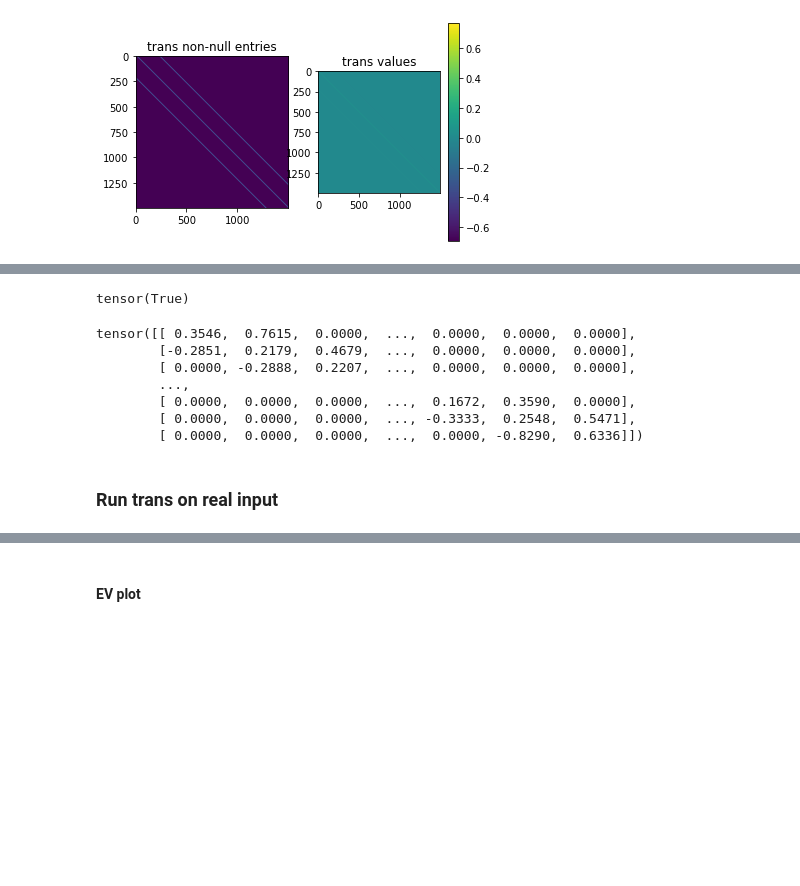
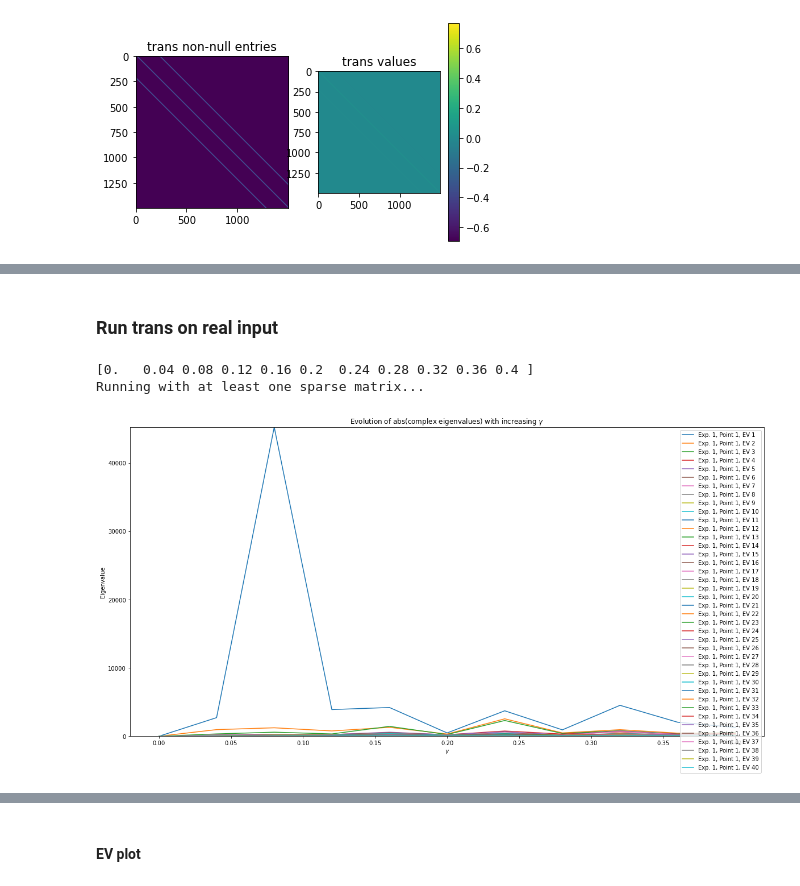
Before and after one commit to johannesmaess/investigation, a Jupyter notebook: gamma-vgg-empirical analysis.ipynb, the cells around one changed output, grey strips where cells are left out. Cells and saved outputs as stored; diff of their text form; code cells hidden in the pictures; blank space fills up the shorter version.

```diff
--- a/gamma-vgg-empirical analysis.ipynb
+++ b/gamma-vgg-empirical analysis.ipynb
@@ -93,16 +116,3 @@ trans_dense.shape
 # %% [output]
 Warning: So far we currently do nothing with passed bias terms.
 (50176, 50176)
-# %%
-conv = layers[0].weight.detach()[0,0]
-bias = layers[0].bias.detach().numpy()[0]
-padd = layers[0].padding
-
-color_channel_one = A[0][0, 0].detach() # from the first batch, take only the first image, take only the first color channel.
-
-trans = global_conv_matrix(conv, bias,
-                            img_shape=color_channel_one.shape,
-                            zero_padding=padd,
-                            sparse_matrix=True) # using a sparse matrix reduces the funciton runtime by 6x.
-
-trans.shape
@@ -112,13 +118,0 @@ torch.Size([50176, 50176])
-# %%
-conv = layers[0].weight.detach()[0,0]
-bias = layers[0].bias.detach().numpy()[0]
-padd = layers[0].padding
-
-color_channel_one = A[0][0, 0].detach() # from the first batch, take only the first image, take only the first color channel.
-
-trans = global_conv_matrix(conv, bias,
-                            img_shape=color_channel_one.shape,
-                            zero_padding=padd,
-                            sparse_matrix=True) # using a sparse matrix reduces the funciton runtime by 6x.
-
-trans
@@ -247,16 +186,12 @@ forw2 = forw_surrogate_matrix(W.to_dense(), point, gamma=0.25, checks=True)
-# %%
-(forw1 == forw2).all()
-# %% [output]
-tensor(True)
-# %%
-forw_surrogate_matrix(W, point, gamma=0.25, checks=False)
-# %% [output]
-tensor([[ 0.3546,  0.7615,  0.0000,  ...,  0.0000,  0.0000,  0.0000],
-        [-0.2851,  0.2179,  0.4679,  ...,  0.0000,  0.0000,  0.0000],
-        [ 0.0000, -0.2888,  0.2207,  ...,  0.0000,  0.0000,  0.0000],
-        ...,
-        [ 0.0000,  0.0000,  0.0000,  ...,  0.1672,  0.3590,  0.0000],
-        [ 0.0000,  0.0000,  0.0000,  ..., -0.3333,  0.2548,  0.5471],
-        [ 0.0000,  0.0000,  0.0000,  ...,  0.0000, -0.8290,  0.6336]])
 # %% [markdown]
 ### Run trans on real input
+# %%
+gammas = np.linspace(0, 0.4, 11)
+print(gammas)
+
+computed_evals = calc_evals_batch([trans], [color_channel_one.flatten()], gammas=gammas, num_evals=40)
+plot_evals_lineplot(computed_evals, gammas, mark_positive_slope=False, percentile_to_plot=100)
+# %% [output]
+[0.   0.04 0.08 0.12 0.16 0.2  0.24 0.28 0.32 0.36 0.4 ]
+Running with at least one sparse matrix...
+[figure, added]
```
Also changed, not shown: parts of 43 cells of this notebook, 2 other files.
